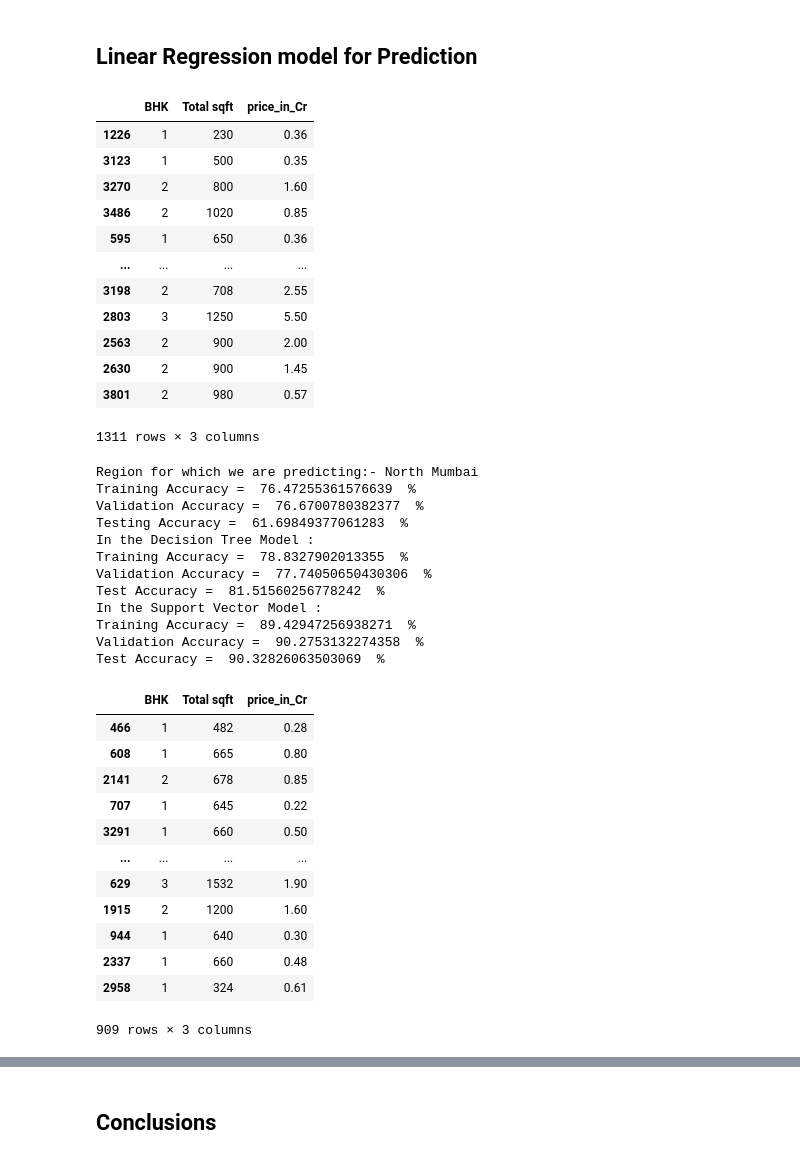
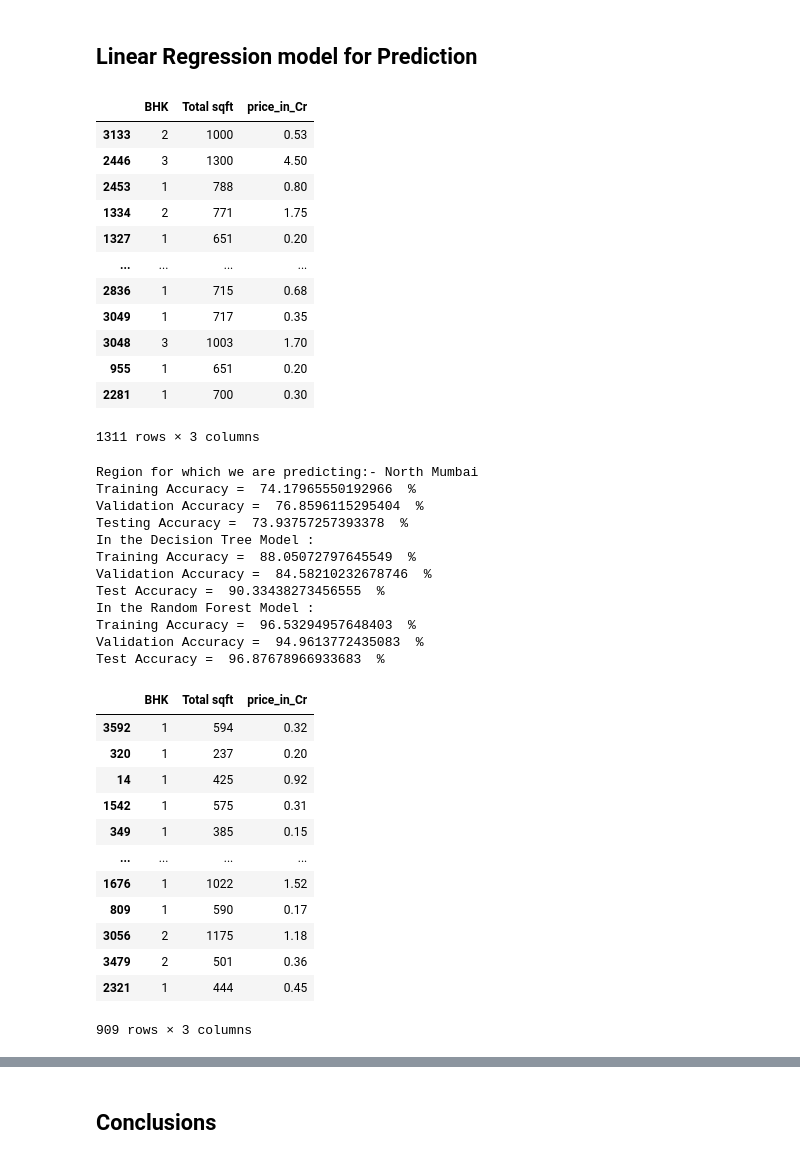
Before and after one commit to Ojas1905/DS203-PROJECT, a Jupyter notebook: DS203_PROJECT.ipynb, the cells around one changed output, grey strips where cells are left out. Saved outputs shown, nothing was run; the diff lists cells and outputs as text; code cells hidden in the pictures.

```diff
--- a/DS203_PROJECT.ipynb
+++ b/DS203_PROJECT.ipynb
@@ -19,9 +19,9 @@ import statistics as st
 # %% [markdown]
 ## Reading csv file into a DataFrame
 # %%
-url = r"C:\Users\omkar\Downloads\house-price-mumbai.csv"
+#url = r"C:\Users\omkar\Downloads\house-price-mumbai.csv"
 #url = r"C:\Users\OJAS\Downloads\house-price-mumbai.csv"
-# url= "/Users/hitaanshshah/Downloads/house_price_mumbai.csv"
+url= "/Users/hitaanshshah/Downloads/house_price_mumbai.csv"
 df = pd.read_csv(url)
 
 display(df)
@@ -821,14 +821,14 @@ from sklearn.ensemble import RandomForestRegressor
 regions_predict = ['North Mumbai', 'Central Mumbai']
 df_predict = [df_NM, df_CM]
 
-df_NM.drop('project', axis=1,inplace=True)
+""" df_NM.drop('project', axis=1,inplace=True)
 df_NM.drop('Location', axis=1,inplace=True)
 df_NM.drop('price_sqft', axis=1,inplace=True)
 
 df_CM.drop('project', axis=1,inplace=True)
 df_CM.drop('Location', axis=1,inplace=True)
 df_CM.drop('price_sqft', axis=1,inplace=True)
-
+ """
 for index in range(len(df_predict)):
     df_train = pd.DataFrame()
 
@@ -838,9 +838,9 @@ for index in range(len(df_predict)):
 
     df_test = pd.DataFrame()
 
-    df_train, df_temp = train_test_split(df_predict[index], test_size = 0.3)
+    df_train, df_temp = train_test_split(df_predict[index], test_size = 0.3,shuffle=True)
 
-    df_validation, df_test = train_test_split(df_temp, test_size = 0.5)
+    df_validation, df_test = train_test_split(df_temp, test_size = 0.5,shuffle=True)
 
     display(df_train)
 
@@ -864,71 +864,71 @@ for index in range(len(df_predict)):
 
     print('Region for which we are predicting:-', regions_predict[index])
 
     R_sq = model.score(df_train_normal, means_train)
 
     print('Training Accuracy = ', R_sq*100 , ' %')
 
     R_sq_validation = model.score(df_validation_normal, means_validation)
 
     print('Validation Accuracy = ', R_sq_validation*100, ' %')
 
     R_sq_test = model.score(df_test_normal, means_test)
 
     print('Testing Accuracy = ', R_sq_test*100, ' %')
 
     print('In the Decision Tree Model :')
 
-    regressor = DecisionTreeRegressor(max_depth=5)
+    regressor = DecisionTreeRegressor(max_depth=7)
     regressor.fit(df_train_normal,means_train)
     print('Training Accuracy = ', regressor.score(df_train_normal,means_train)*100, ' %')
 
     print('Validation Accuracy = ', regressor.score(df_validation_normal, means_validation)*100,' %')
     print('Test Accuracy = ', regressor.score(df_test_normal, means_test)*100,' %' )
-    print('In the Support Vector Model :')
+    print('In the Random Forest Model :')
 
-    regr = RandomForestRegressor(max_depth=5,random_state=0)
+    regr = RandomForestRegressor(max_depth=7,random_state=0)
     regr.fit(df_train_normal,means_train)
 
     print('Training Accuracy = ',regr.score(df_train_normal,means_train)*100, ' %')
     print('Validation Accuracy = ',regr.score(df_validation_normal, means_validation)*100, ' %')
     print('Test Accuracy = ',regr.score(df_test_normal, means_test)*100, ' %')
 # %% [output]
 |  | BHK | Total sqft | price_in_Cr |
-| 1226 | 1 | 230 | 0.36 |
-| 3123 | 1 | 500 | 0.35 |
-| 3270 | 2 | 800 | 1.60 |
-| 3486 | 2 | 1020 | 0.85 |
-| 595 | 1 | 650 | 0.36 |
+| 3133 | 2 | 1000 | 0.53 |
+| 2446 | 3 | 1300 | 4.50 |
+| 2453 | 1 | 788 | 0.80 |
+| 1334 | 2 | 771 | 1.75 |
+| 1327 | 1 | 651 | 0.20 |
 | ... | ... | ... | ... |
-| 3198 | 2 | 708 | 2.55 |
-| 2803 | 3 | 1250 | 5.50 |
-| 2563 | 2 | 900 | 2.00 |
-| 2630 | 2 | 900 | 1.45 |
-| 3801 | 2 | 980 | 0.57 |
+| 2836 | 1 | 715 | 0.68 |
+| 3049 | 1 | 717 | 0.35 |
+| 3048 | 3 | 1003 | 1.70 |
+| 955 | 1 | 651 | 0.20 |
+| 2281 | 1 | 700 | 0.30 |
 1311 rows × 3 columns
 Region for which we are predicting:- North Mumbai
-Training Accuracy =  76.47255361576639  %
-Validation Accuracy =  76.6700780382377  %
-Testing Accuracy =  61.69849377061283  %
+Training Accuracy =  74.17965550192966  %
+Validation Accuracy =  76.8596115295404  %
+Testing Accuracy =  73.93757257393378  %
 In the Decision Tree Model :
-Training Accuracy =  78.8327902013355  %
-Validation Accuracy =  77.74050650430306  %
-Test Accuracy =  81.51560256778242  %
-In the Support Vector Model :
-Training Accuracy =  89.42947256938271  %
-Validation Accuracy =  90.2753132274358  %
-Test Accuracy =  90.32826063503069  %
+Training Accuracy =  88.05072797645549  %
+Validation Accuracy =  84.58210232678746  %
+Test Accuracy =  90.33438273456555  %
+In the Random Forest Model :
+Training Accuracy =  96.53294957648403  %
+Validation Accuracy =  94.9613772435083  %
+Test Accuracy =  96.87678966933683  %
 |  | BHK | Total sqft | price_in_Cr |
-| 466 | 1 | 482 | 0.28 |
-| 608 | 1 | 665 | 0.80 |
-| 2141 | 2 | 678 | 0.85 |
-| 707 | 1 | 645 | 0.22 |
-| 3291 | 1 | 660 | 0.50 |
+| 3592 | 1 | 594 | 0.32 |
+| 320 | 1 | 237 | 0.20 |
+| 14 | 1 | 425 | 0.92 |
+| 1542 | 1 | 575 | 0.31 |
+| 349 | 1 | 385 | 0.15 |
 | ... | ... | ... | ... |
-| 629 | 3 | 1532 | 1.90 |
-| 1915 | 2 | 1200 | 1.60 |
-| 944 | 1 | 640 | 0.30 |
-| 2337 | 1 | 660 | 0.48 |
-| 2958 | 1 | 324 | 0.61 |
+| 1676 | 1 | 1022 | 1.52 |
+| 809 | 1 | 590 | 0.17 |
+| 3056 | 2 | 1175 | 1.18 |
+| 3479 | 2 | 501 | 0.36 |
+| 2321 | 1 | 444 | 0.45 |
 909 rows × 3 columns
 Region for which we are predicting:- Central Mumbai
```
Also changed, not shown: parts of 25 cells of this notebook.
